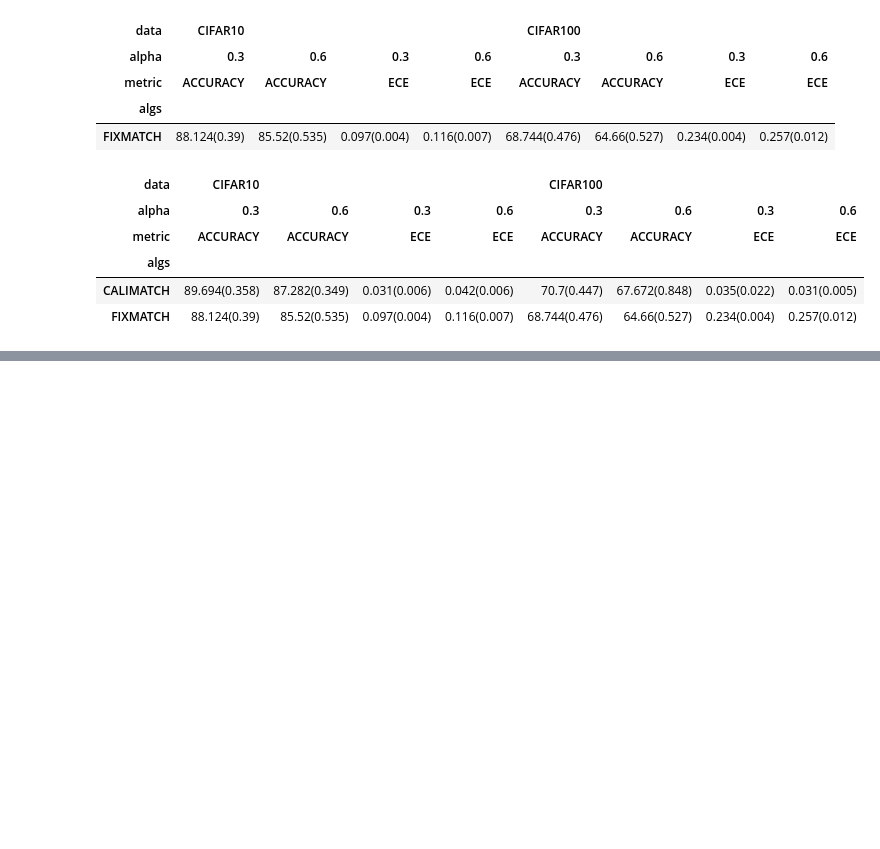
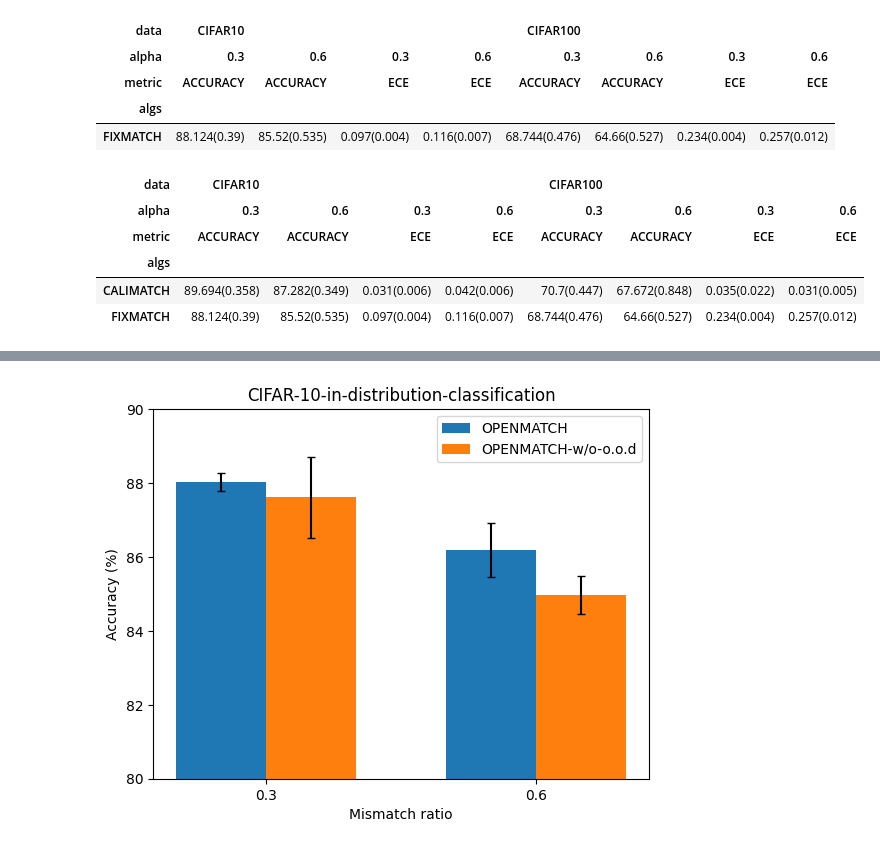
Before and after one commit to bogus215/SafeSSL-Calibration, a Jupyter notebook: jupyters/performance.ipynb, the cells around one changed output, grey strips where cells are left out. Cells and saved outputs as stored; diff of their text form; code cells hidden in the pictures; blank space fills up the shorter version.

```diff
--- a/jupyters/performance.ipynb
+++ b/jupyters/performance.ipynb
@@ -169,0 +238,40 @@ pandas.pivot(results, columns=['data','alpha','metric'], values='value', index='
+# %%
+import matplotlib.pyplot as plt
+
+data = {
+    'CIFAR10': [0.3, 0.6],
+    'alpha': ['0.3', '0.6'],
+    'OPENMATCH': [88.038, 86.192],
+    'OPENMATCH-w/o-ood': [87.61, 84.98],
+}
+
+error_data = {
+    'OPENMATCH': [0.245, 0.737],
+    'OPENMATCH-w/o-ood': [1.094, 0.511],
+}
+
+# Set the bar width
+bar_width = 0.1
+
+# Set the positions of bars on X-axis
+r1 = [0,0.3]
+r2 = [x + bar_width for x in r1]
+
+# Create the bar chart
+plt.bar(r1, data['OPENMATCH'], yerr=error_data['OPENMATCH'], width=bar_width, label='OPENMATCH', capsize=3)
+plt.bar(r2, data['OPENMATCH-w/o-ood'], yerr=error_data['OPENMATCH-w/o-ood'], width=bar_width, label='OPENMATCH-w/o-o.o.d', capsize=3)
+
+# Add labels to the chart
+plt.xlabel('Mismatch ratio')
+plt.ylabel('Accuracy (%)')
+plt.xticks([(r1_+r2_)/2 for r1_,r2_ in zip(r1,r2)], data['alpha'])
+
+# Add legend
+plt.legend()
+plt.ylim(80,90)
+plt.title("CIFAR-10-in-distribution-classification")
+
+# Show the plot
+plt.show()
+# %% [output]
+[figure, added]
```
Also changed, not shown: parts of 6 cells of this notebook.
